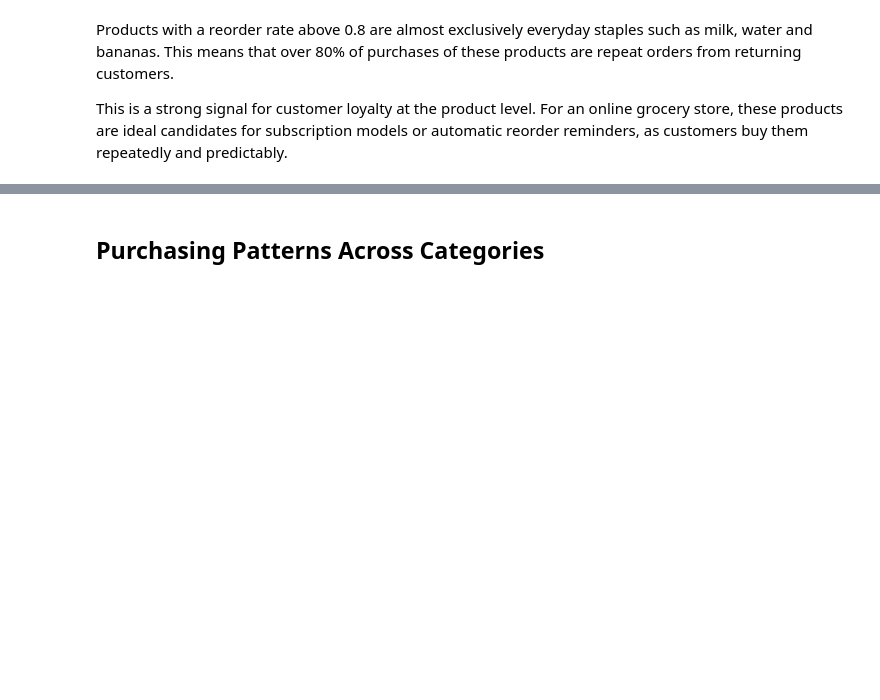
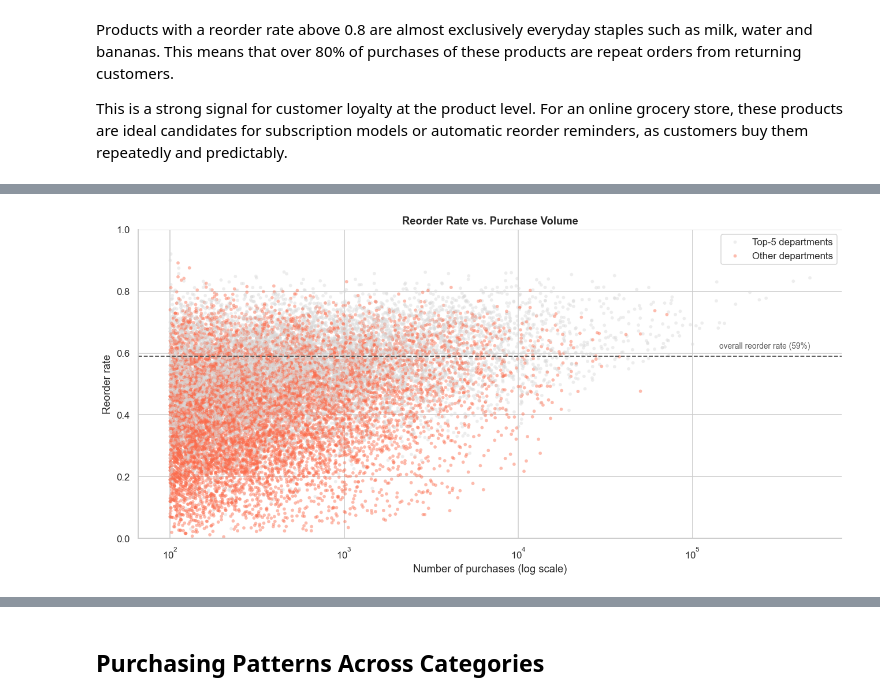
Before and after one commit to peslar01/ad24-11-grocery-product-placement-analysis, a Jupyter notebook: eda/eda.ipynb, the cells around one changed output, grey strips where cells are left out. Saved outputs shown, nothing was run; the diff lists cells and outputs as text; code cells hidden in the pictures; blank space fills up the shorter version.

```diff
--- a/eda/eda.ipynb
+++ b/eda/eda.ipynb
@@ -174,0 +219,42 @@ This is a strong signal for customer loyalty at the product level. For an online
+# %%
+# Reorder rate and purchase volume per product
+overall_reorder_rate = order_products["reordered"].mean()
+
+product_stats = (order_products.groupby("product_id")
+                 .agg(count=("product_id", "size"),
+                      reorder_rate=("reordered", "mean"))
+                 .reset_index()
+                 .merge(products_full[["product_id", "product_name",
+                                       "department", "aisle"]],
+                        on="product_id"))
+
+# The five highest-volume departments — the "bestseller" categories
+top5_departments = (product_stats.groupby("department")["count"].sum()
+                    .sort_values(ascending=False)
+                    .head(5).index.tolist())
+product_stats["segment"] = product_stats["department"].isin(top5_departments).map(
+    {True: "Top-5 departments", False: "Other departments"})
+
+# Plot reorder rate against purchase volume (products with at least 100 sales)
+plot_df = product_stats[product_stats["count"] >= 100]
+
+fig, ax = plt.subplots(figsize=(12, 6))
+sns.scatterplot(data=plot_df, x="count", y="reorder_rate", hue="segment",
+                palette={"Top-5 departments": "#D9D9D9",
+                         "Other departments": BAR_COLOR},
+                s=14, alpha=0.45, edgecolor="none", ax=ax)
+ax.set_xscale("log")
+ax.axhline(overall_reorder_rate, color="#555555", linestyle="--", linewidth=1.2)
+ax.text(plot_df["count"].max(), overall_reorder_rate + 0.02,
+        f"overall reorder rate ({overall_reorder_rate:.0%})",
+        ha="right", va="bottom", fontsize=9, color="#555555")
+ax.set_title("Reorder Rate vs. Purchase Volume")
+ax.set_xlabel("Number of purchases (log scale)")
+ax.set_ylabel("Reorder rate")
+ax.set_ylim(0, 1)
+ax.legend(title="")
+sns.despine()
+plt.tight_layout()
+plt.show()
+# %% [output]
+[figure, added]
```
Also changed, not shown: parts of 14 cells of this notebook, 2 other files.
